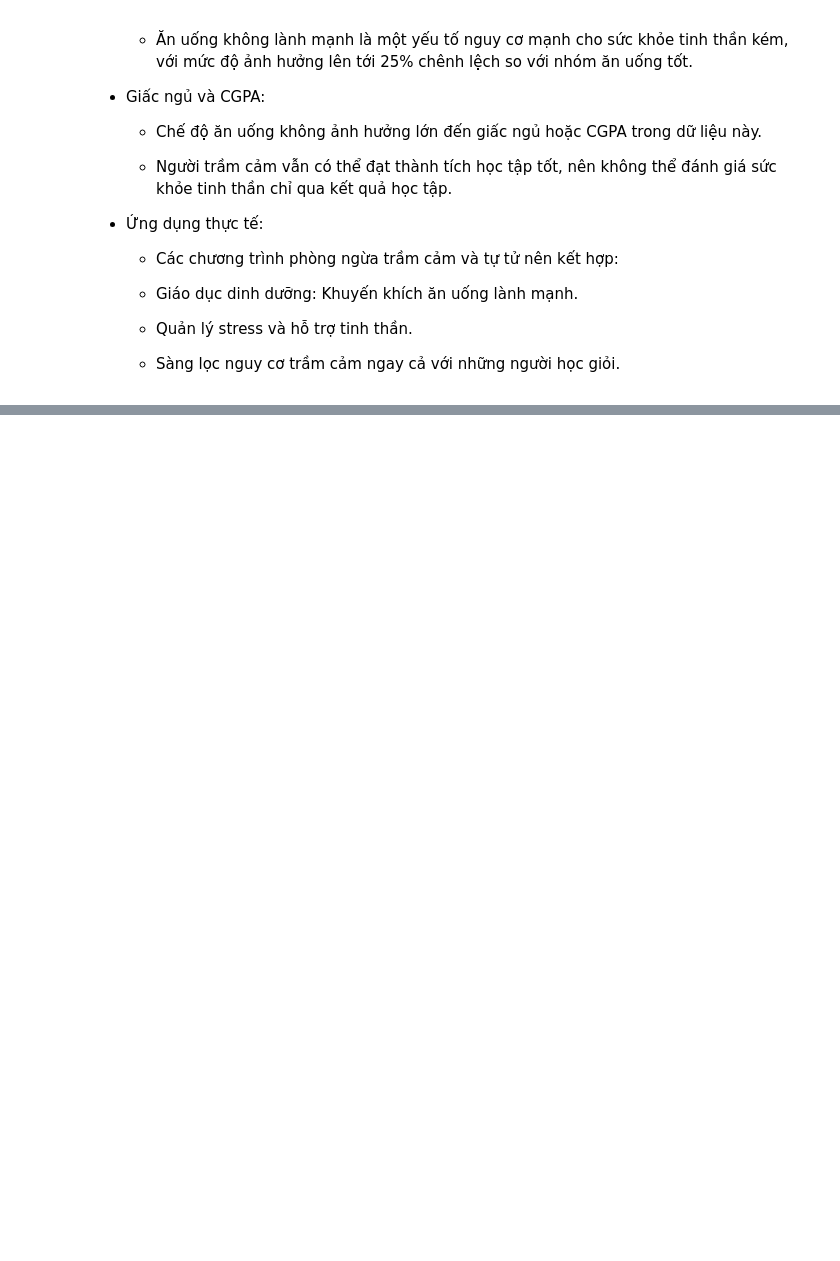
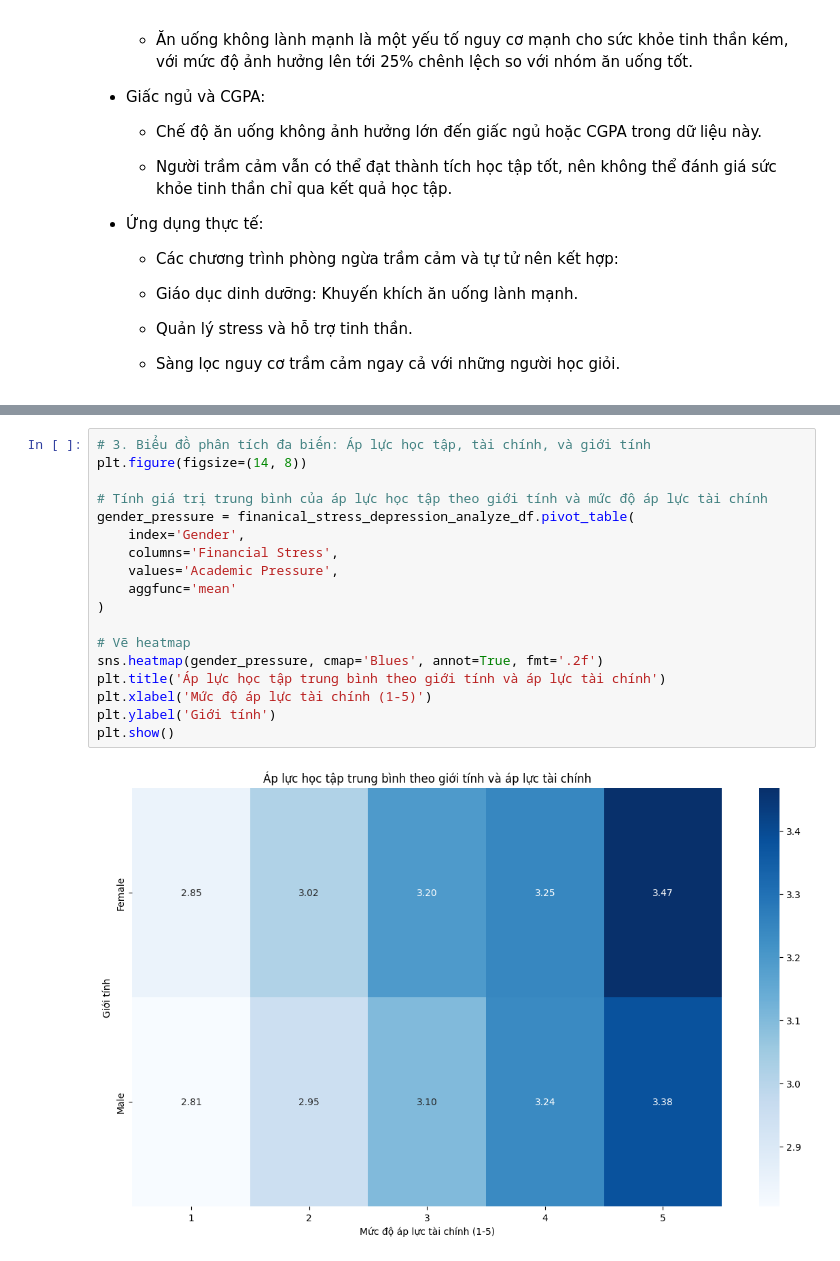
Before and after one commit to Dzivilord/Data_Insight_AI, a Jupyter notebook: src/ExploringData/Visualization_data.ipynb, the cells around one changed output, grey strips where cells are left out. Cells and saved outputs as stored; diff of their text form; blank space fills up the shorter version.

```diff
--- a/src/ExploringData/Visualization_data.ipynb
+++ b/src/ExploringData/Visualization_data.ipynb
@@ -892,0 +987,20 @@ plt.show()
+# %%
+# 3. Biểu đồ phân tích đa biến: Áp lực học tập, tài chính, và giới tính
+plt.figure(figsize=(14, 8))
+
+# Tính giá trị trung bình của áp lực học tập theo giới tính và mức độ áp lực tài chính
+gender_pressure = finanical_stress_depression_analyze_df.pivot_table(
+    index='Gender',
+    columns='Financial Stress',
+    values='Academic Pressure',
+    aggfunc='mean'
+)
+
+# Vẽ heatmap
+sns.heatmap(gender_pressure, cmap='Blues', annot=True, fmt='.2f')
+plt.title('Áp lực học tập trung bình theo giới tính và áp lực tài chính')
+plt.xlabel('Mức độ áp lực tài chính (1-5)')
+plt.ylabel('Giới tính')
+plt.show()
+# %% [output]
+[figure, added]
```
Also changed, not shown: parts of 19 cells of this notebook.
